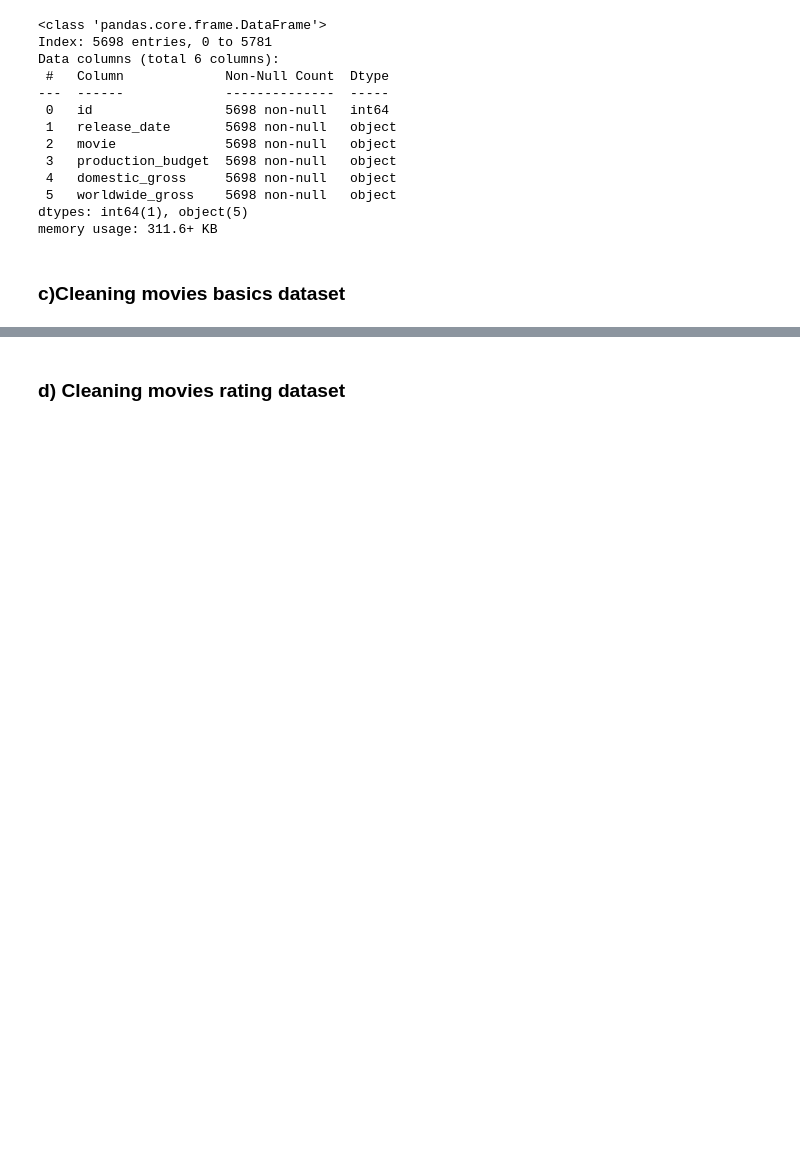
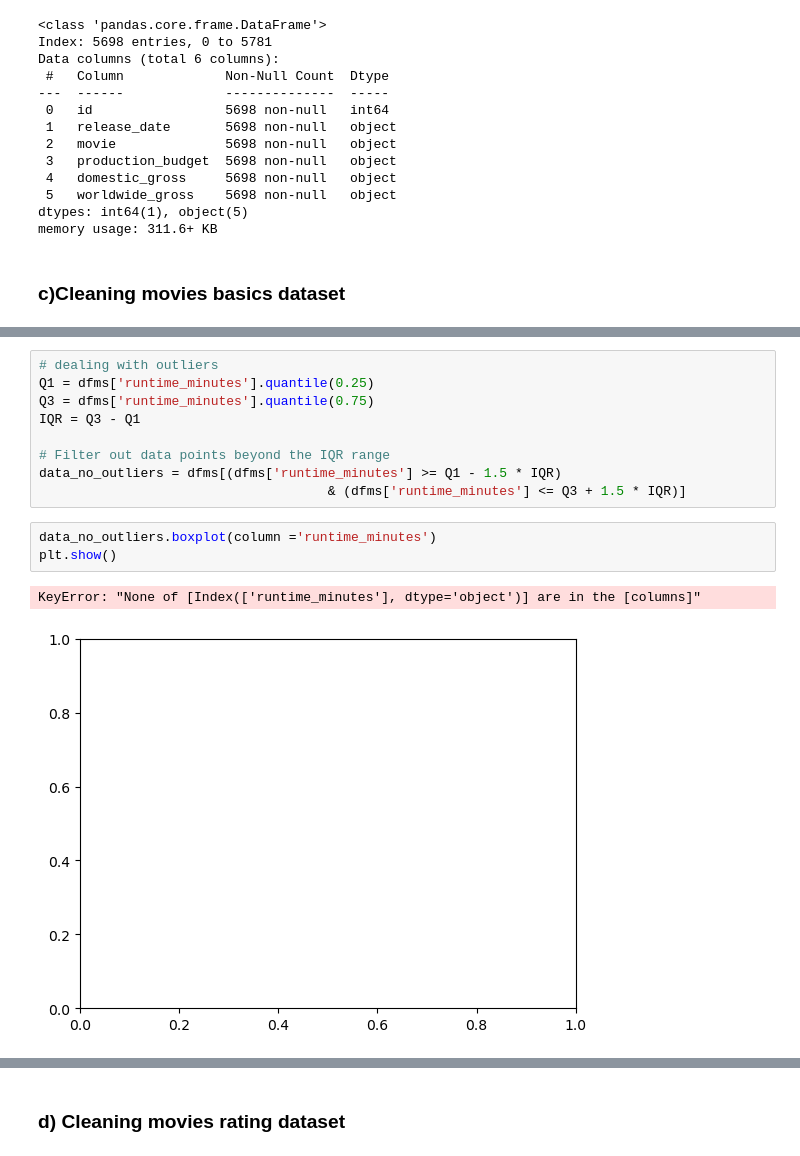
Before and after one commit to juliettmwaura/dsc-phase-1-project-v2-4, a Jupyter notebook: student.ipynb, the cells around one changed output, grey strips where cells are left out. Cells and saved outputs as stored; diff of their text form; blank space fills up the shorter version.

```diff
--- a/student.ipynb
+++ b/student.ipynb
@@ -405,0 +423,15 @@ dtype: int64
+# %%
+# dealing with outliers
+Q1 = dfms['runtime_minutes'].quantile(0.25)
+Q3 = dfms['runtime_minutes'].quantile(0.75)
+IQR = Q3 - Q1
+
+# Filter out data points beyond the IQR range
+data_no_outliers = dfms[(dfms['runtime_minutes'] >= Q1 - 1.5 * IQR)
+                                     & (dfms['runtime_minutes'] <= Q3 + 1.5 * IQR)]
+# %%
+data_no_outliers.boxplot(column ='runtime_minutes')
+plt.show()
+# %% [output]
+KeyError: "None of [Index(['runtime_minutes'], dtype='object')] are in the [columns]"
+[figure, added]
```
Also changed, not shown: parts of 9 cells of this notebook.
